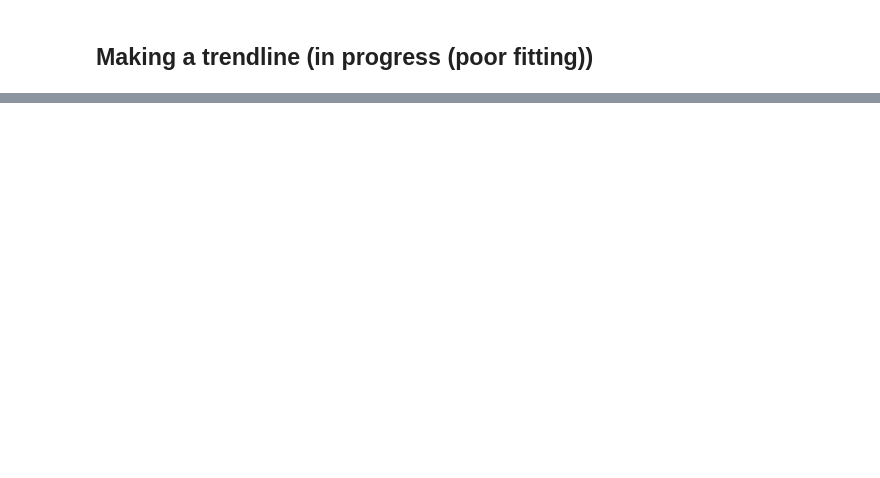
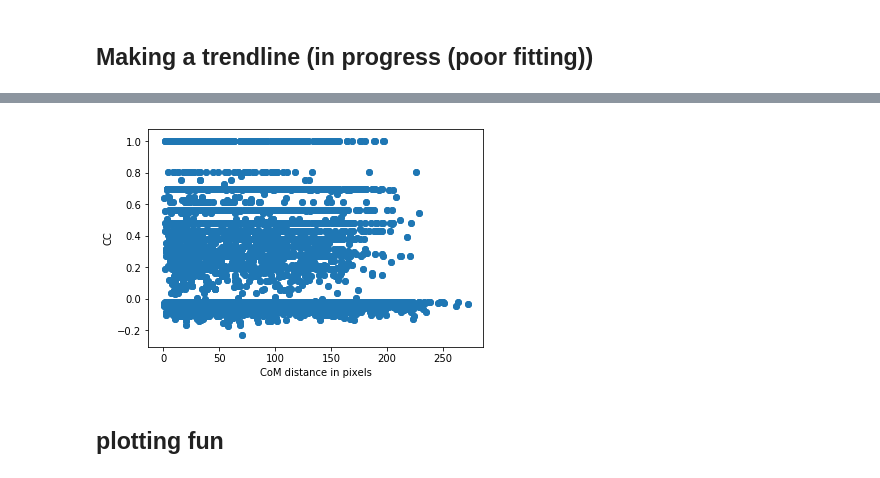
Before and after one commit to santiagochacin/post_cmfe_analysis, a Jupyter notebook: open_field_cnmfe_sc_analysis.ipynb, the cells around one changed output, grey strips where cells are left out. Saved outputs shown, nothing was run; the diff lists cells and outputs as text; code cells hidden in the pictures; blank space fills up the shorter version.

```diff
--- a/open_field_cnmfe_sc_analysis.ipynb
+++ b/open_field_cnmfe_sc_analysis.ipynb
@@ -242,0 +320,2 @@ plt.legend()
+# %%
+block_df = pd.DataFrame(block_nt_CC)
@@ -242,0 +328,10 @@ plt.legend()
+# %%
+%matplotlib qt
+plt.scatter(rel_dist_df, block_df[0])
+plt.ylabel('CC')
+plt.xlabel('CoM distance in pixels')
+plt.show()
+# %% [output]
+[figure, added]
+# %% [markdown]
+## plotting fun
```
Also changed, not shown: parts of 26 cells of this notebook.
